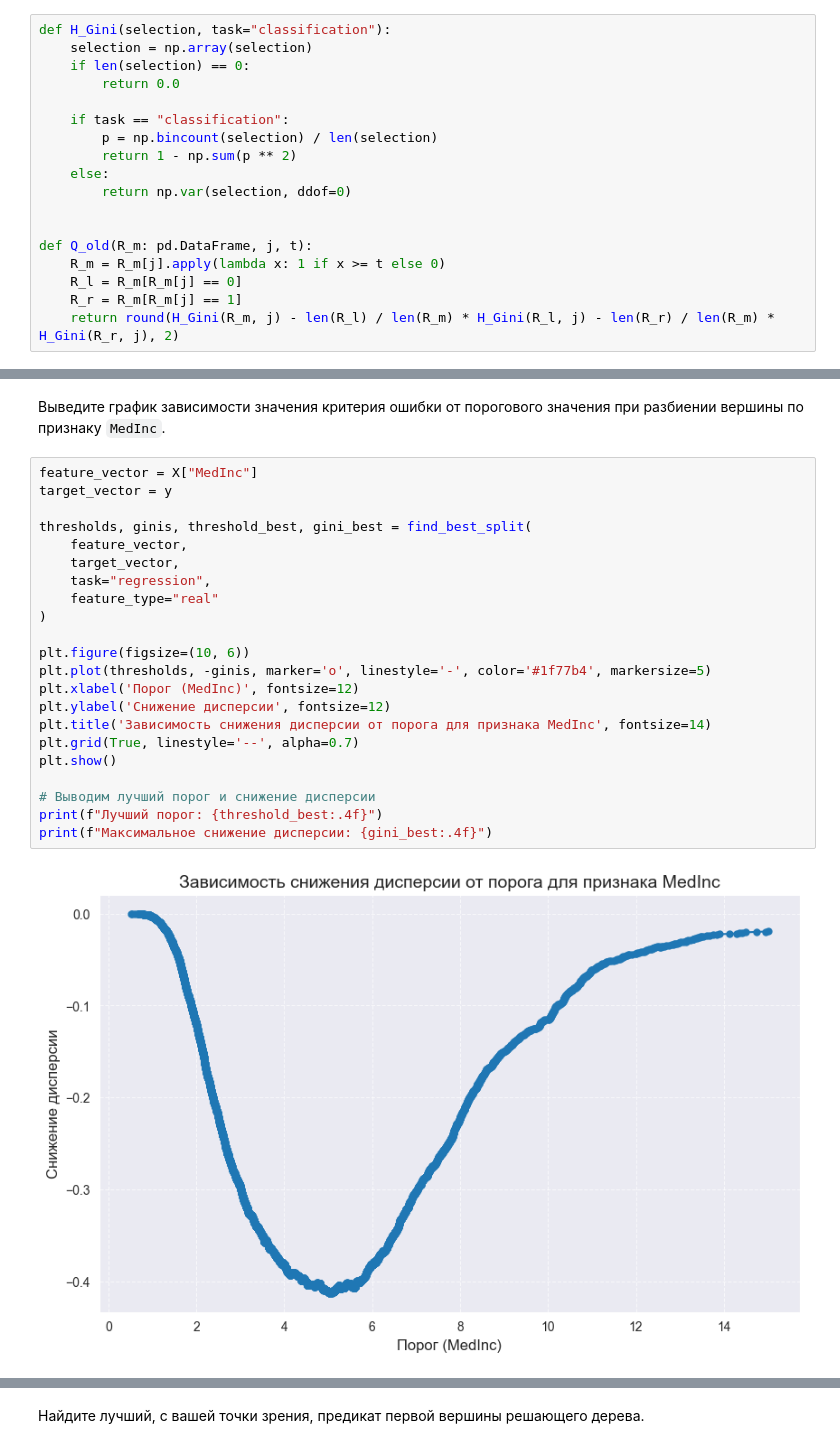
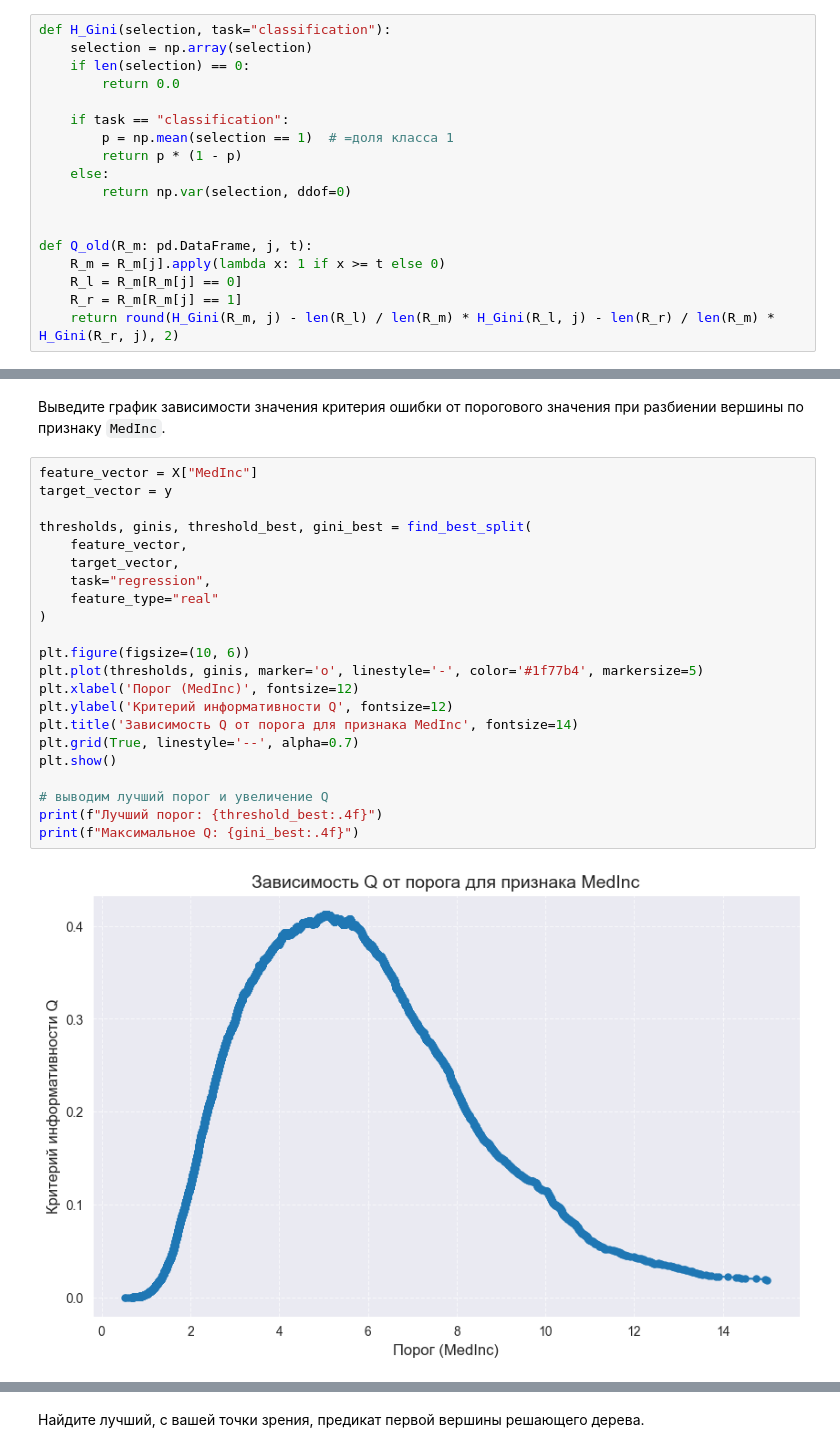
Before and after one commit to FreeCadelca/IAD_ML_HW1, a Jupyter notebook: hw07_trees/hw-07-KuleshovDmitriy.ipynb, the cells around one changed output, grey strips where cells are left out. Cells and saved outputs as stored; diff of their text form.

```diff
--- a/hw07_trees/hw-07-KuleshovDmitriy.ipynb
+++ b/hw07_trees/hw-07-KuleshovDmitriy.ipynb
@@ -65,8 +65,8 @@ def H_Gini(selection, task="classification"):
         return 0.0
 
     if task == "classification":
-        p = np.bincount(selection) / len(selection)
-        return 1 - np.sum(p ** 2)
+        p = np.mean(selection == 1)  # =доля класса 1
+        return p * (1 - p)
     else:
         return np.var(selection, ddof=0)
 
@@ -233,25 +233,25 @@ array([4.526, 3.585, 3.521, ..., 0.923, 0.847, 0.894], shape=(20640,))
 # %%
 feature_vector = X["MedInc"]
 target_vector = y
 
 thresholds, ginis, threshold_best, gini_best = find_best_split(
     feature_vector,
     target_vector,
     task="regression",
     feature_type="real"
 )
 
 plt.figure(figsize=(10, 6))
-plt.plot(thresholds, -ginis, marker='o', linestyle='-', color='#1f77b4', markersize=5)
+plt.plot(thresholds, ginis, marker='o', linestyle='-', color='#1f77b4', markersize=5)
 plt.xlabel('Порог (MedInc)', fontsize=12)
-plt.ylabel('Снижение дисперсии', fontsize=12)
-plt.title('Зависимость снижения дисперсии от порога для признака MedInc', fontsize=14)
+plt.ylabel('Критерий информативности Q', fontsize=12)
+plt.title('Зависимость Q от порога для признака MedInc', fontsize=14)
 plt.grid(True, linestyle='--', alpha=0.7)
 plt.show()
 
-# Выводим лучший порог и снижение дисперсии
+# выводим лучший порог и увеличение Q
 print(f"Лучший порог: {threshold_best:.4f}")
-print(f"Максимальное снижение дисперсии: {gini_best:.4f}")
+print(f"Максимальное Q: {gini_best:.4f}")
 # %% [output]
-[figure, old version]
+[figure, new version]
 Лучший порог: 5.0351
```
Also changed, not shown: parts of 25 cells of this notebook, 1 other file.
